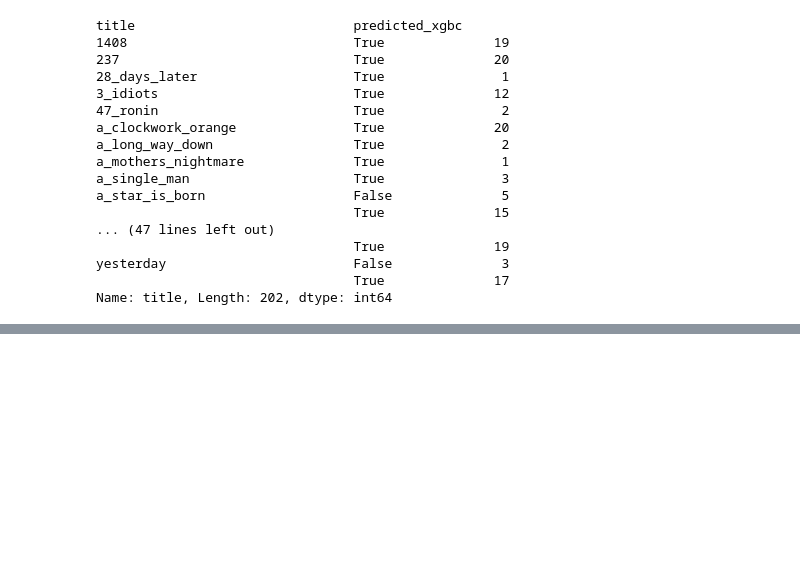
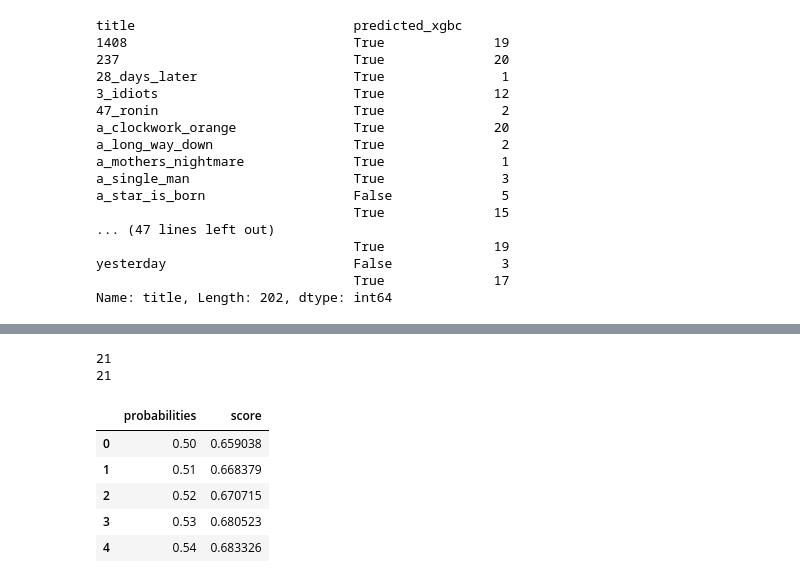
Before and after one commit to matthewzapata/twitter-trigger-warnings, a Jupyter notebook: trigger_warnings.ipynb, the cells around one changed output, grey strips where cells are left out. Cells and saved outputs as stored; diff of their text form; code cells hidden in the pictures; blank space fills up the shorter version.

```diff
--- a/trigger_warnings.ipynb
+++ b/trigger_warnings.ipynb
@@ -1668,0 +1813,16 @@ I cna
+# %%
+print(len(probabilities))
+print(len(probabilities_scores))
+# %% [output]
+21
+21
+# %%
+probabilities_dataframe = pd.DataFrame({'probabilities':probabilities, 'score':probabilities_scores})
+probabilities_dataframe.head()
+# %% [output]
+|  | probabilities | score |
+| 0 | 0.50 | 0.659038 |
+| 1 | 0.51 | 0.668379 |
+| 2 | 0.52 | 0.670715 |
+| 3 | 0.53 | 0.680523 |
+| 4 | 0.54 | 0.683326 |
```
Also changed, not shown: parts of 16 cells of this notebook.
